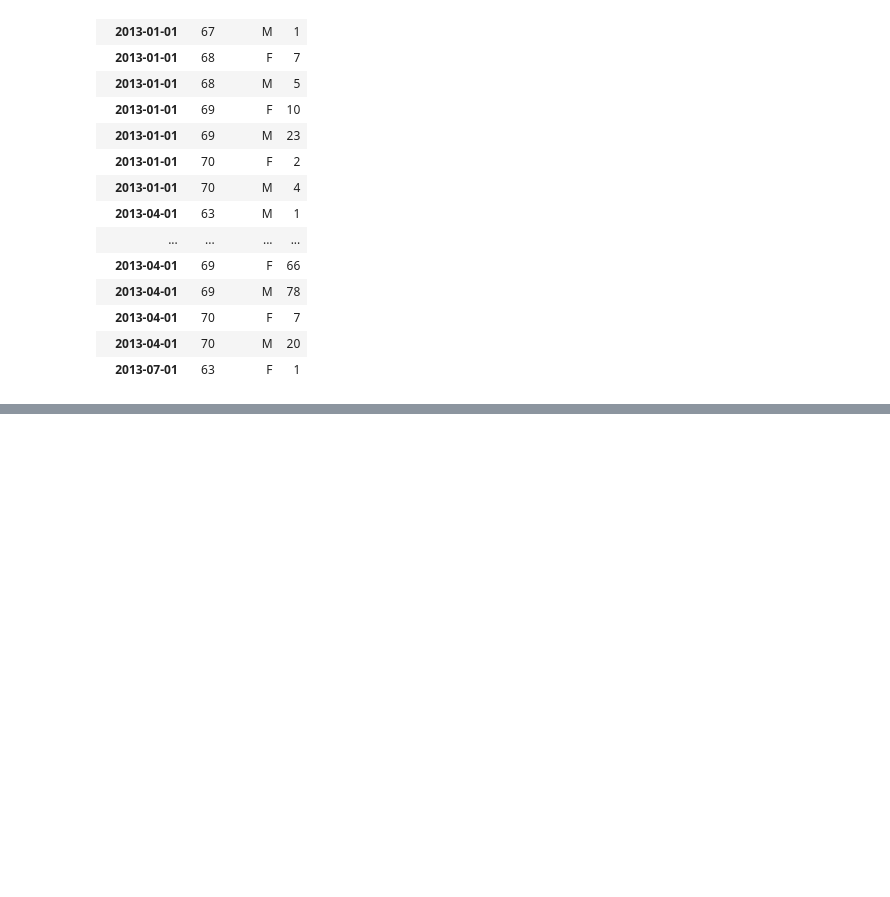
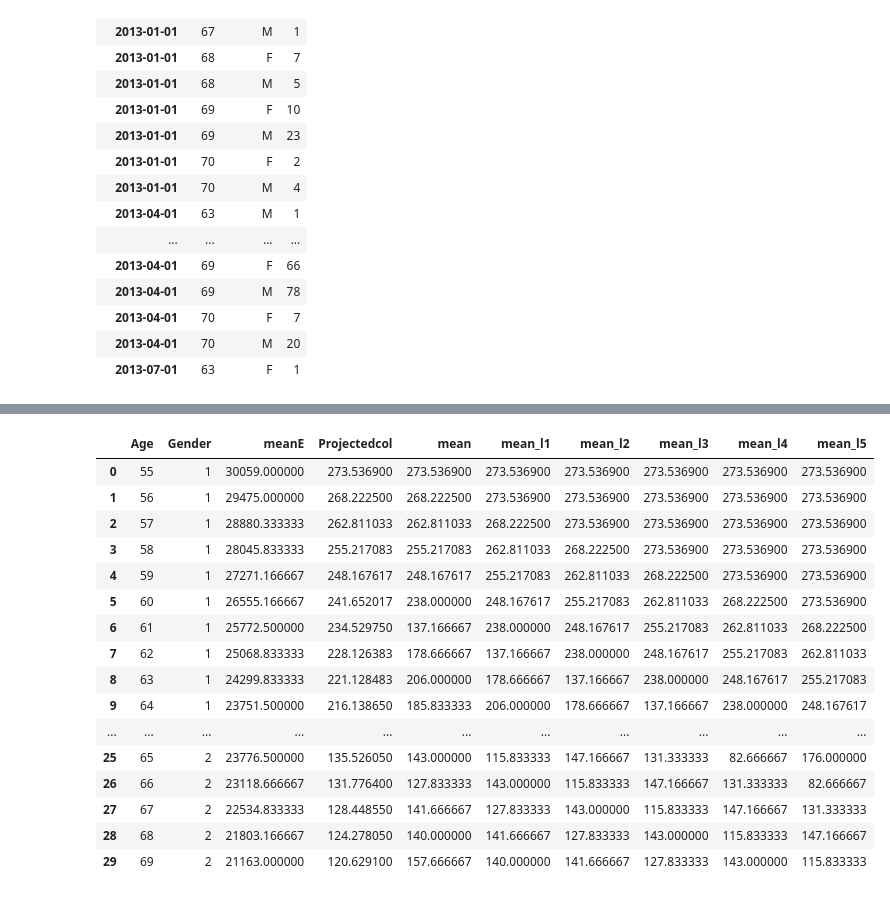
Before and after one commit to raku43/MScDACapstone, a Jupyter notebook: MScDA_Capstone.ipynb, the cells around one changed output, grey strips where cells are left out. Cells and saved outputs as stored; diff of their text form; code cells hidden in the pictures; blank space fills up the shorter version.

```diff
--- a/MScDA_Capstone.ipynb
+++ b/MScDA_Capstone.ipynb
@@ -1574,0 +1587,30 @@ dfml
+# %%
+#From the above heat map we donot find any reliable variables, creating new set of variables which stores the value in the previous row.
+dfml['mean_l1'] = dfml ['mean'].shift(1)
+dfml['mean_l2'] = dfml ['mean'].shift(2)
+dfml['mean_l3'] = dfml ['mean'].shift(3)
+dfml['mean_l4'] = dfml ['mean'].shift(4)
+dfml['mean_l5'] = dfml ['mean'].shift(5)
+
+# Display the first 10 records
+
+
+dfml.bfill(axis = 0)
+# %% [output]
+|  | Age | Gender | meanE | Projectedcol | mean | mean_l1 | mean_l2 | mean_l3 | mean_l4 | mean_l5 |
+| 0 | 55 | 1 | 30059.000000 | 273.536900 | 273.536900 | 273.536900 | 273.536900 | 273.536900 | 273.536900 | 273.536900 |
+| 1 | 56 | 1 | 29475.000000 | 268.222500 | 268.222500 | 273.536900 | 273.536900 | 273.536900 | 273.536900 | 273.536900 |
+| 2 | 57 | 1 | 28880.333333 | 262.811033 | 262.811033 | 268.222500 | 273.536900 | 273.536900 | 273.536900 | 273.536900 |
+| 3 | 58 | 1 | 28045.833333 | 255.217083 | 255.217083 | 262.811033 | 268.222500 | 273.536900 | 273.536900 | 273.536900 |
+| 4 | 59 | 1 | 27271.166667 | 248.167617 | 248.167617 | 255.217083 | 262.811033 | 268.222500 | 273.536900 | 273.536900 |
+| 5 | 60 | 1 | 26555.166667 | 241.652017 | 238.000000 | 248.167617 | 255.217083 | 262.811033 | 268.222500 | 273.536900 |
+| 6 | 61 | 1 | 25772.500000 | 234.529750 | 137.166667 | 238.000000 | 248.167617 | 255.217083 | 262.811033 | 268.222500 |
+| 7 | 62 | 1 | 25068.833333 | 228.126383 | 178.666667 | 137.166667 | 238.000000 | 248.167617 | 255.217083 | 262.811033 |
+| 8 | 63 | 1 | 24299.833333 | 221.128483 | 206.000000 | 178.666667 | 137.166667 | 238.000000 | 248.167617 | 255.217083 |
+| 9 | 64 | 1 | 23751.500000 | 216.138650 | 185.833333 | 206.000000 | 178.666667 | 137.166667 | 238.000000 | 248.167617 |
+| ... | ... | ... | ... | ... | ... | ... | ... | ... | ... | ... |
+| 25 | 65 | 2 | 23776.500000 | 135.526050 | 143.000000 | 115.833333 | 147.166667 | 131.333333 | 82.666667 | 176.000000 |
+| 26 | 66 | 2 | 23118.666667 | 131.776400 | 127.833333 | 143.000000 | 115.833333 | 147.166667 | 131.333333 | 82.666667 |
+| 27 | 67 | 2 | 22534.833333 | 128.448550 | 141.666667 | 127.833333 | 143.000000 | 115.833333 | 147.166667 | 131.333333 |
+| 28 | 68 | 2 | 21803.166667 | 124.278050 | 140.000000 | 141.666667 | 127.833333 | 143.000000 | 115.833333 | 147.166667 |
+| 29 | 69 | 2 | 21163.000000 | 120.629100 | 157.666667 | 140.000000 | 141.666667 | 127.833333 | 143.000000 | 115.833333 |
```
Also changed, not shown: parts of 87 cells of this notebook.
